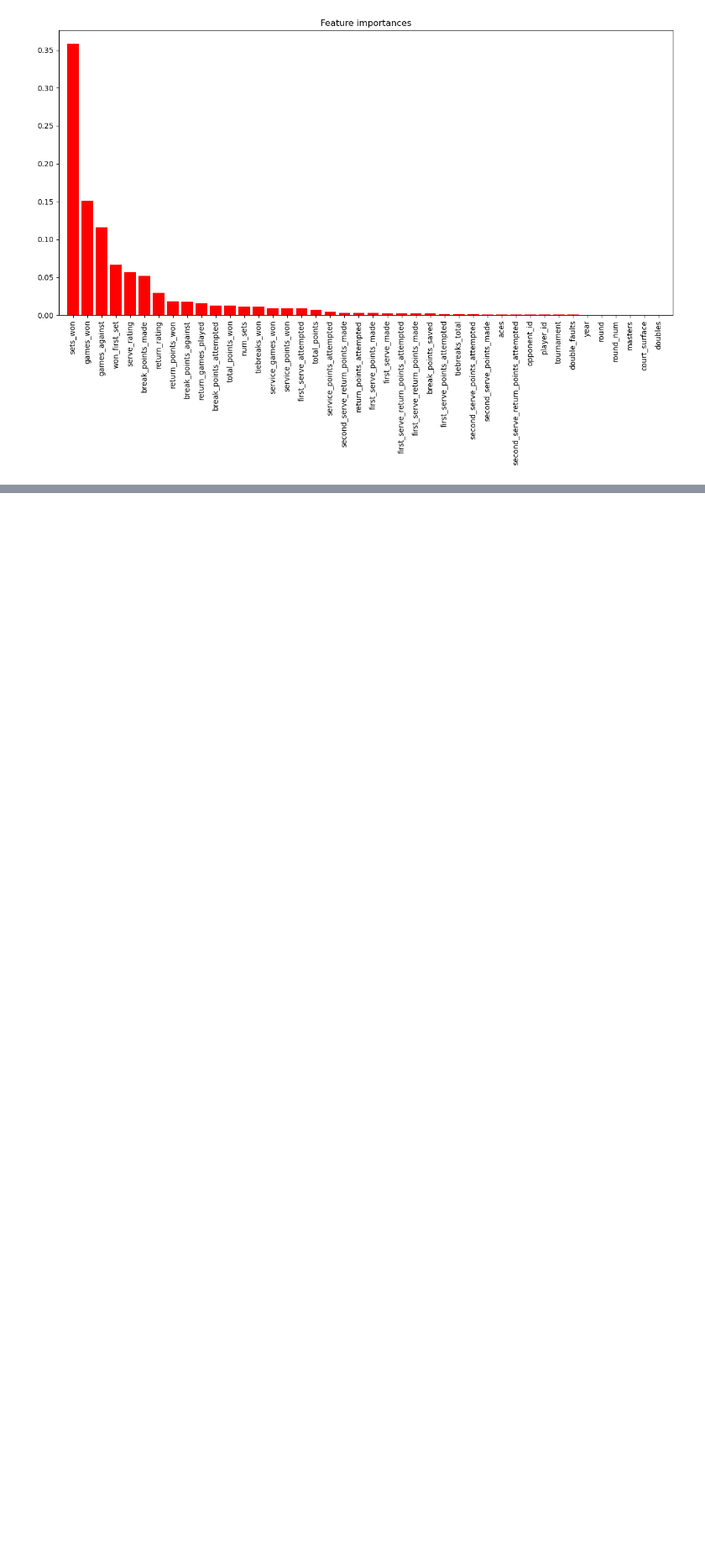
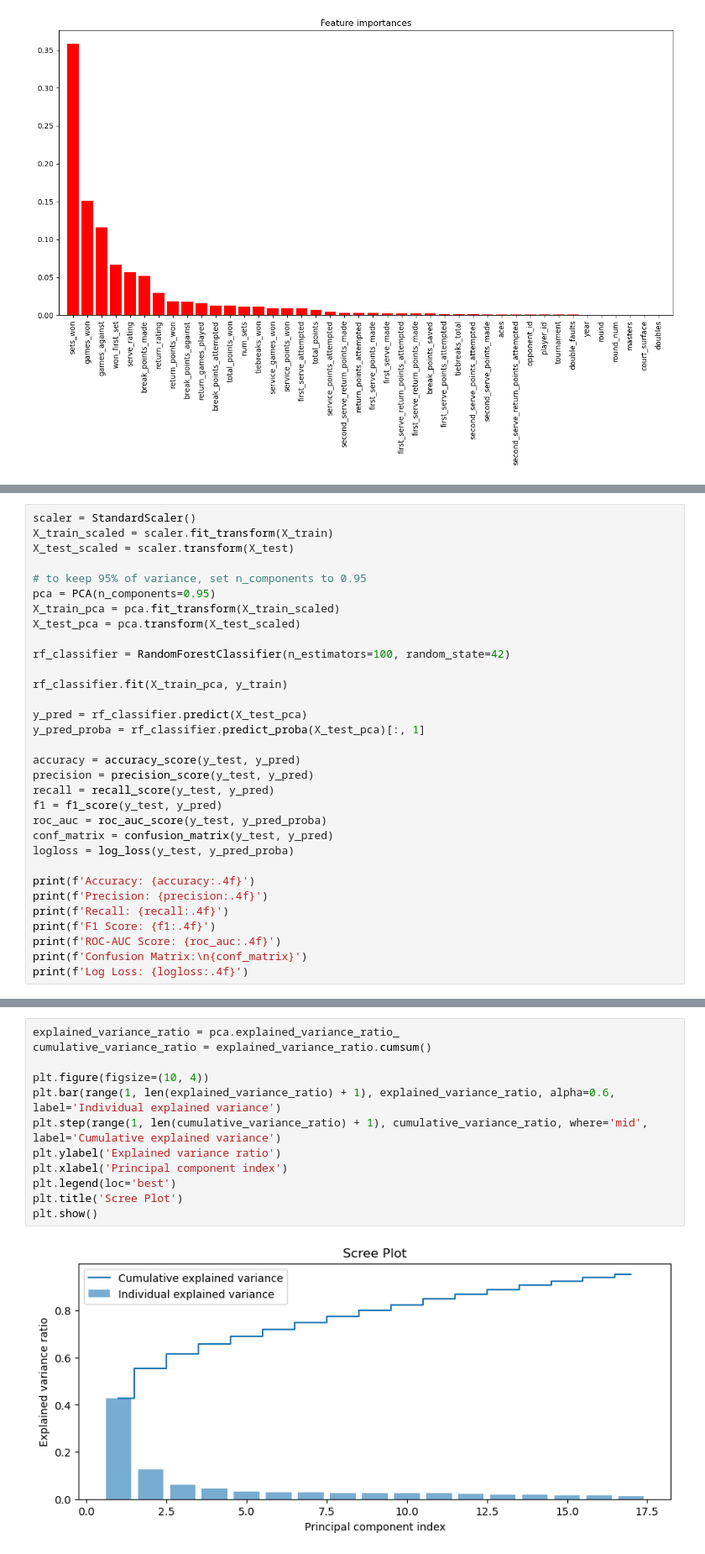
Before and after one commit to sujayjag/MLProjectCode, a Jupyter notebook: Tennis Dataset Model.ipynb, the cells around one changed output, grey strips where cells are left out. Shown: that part at 84% size. Cells and saved outputs as stored; diff of their text form; blank space fills up the shorter version.

```diff
--- a/Tennis Dataset Model.ipynb
+++ b/Tennis Dataset Model.ipynb
@@ -191,0 +200,32 @@ In the bar chart, each bar represents a feature in the dataset, and the length o
+# %%
+scaler = StandardScaler()
+X_train_scaled = scaler.fit_transform(X_train)
+X_test_scaled = scaler.transform(X_test)
+
+# to keep 95% of variance, set n_components to 0.95
+pca = PCA(n_components=0.95)
+X_train_pca = pca.fit_transform(X_train_scaled)
+X_test_pca = pca.transform(X_test_scaled)
+
+rf_classifier = RandomForestClassifier(n_estimators=100, random_state=42)
+
+rf_classifier.fit(X_train_pca, y_train)
+
+y_pred = rf_classifier.predict(X_test_pca)
+y_pred_proba = rf_classifier.predict_proba(X_test_pca)[:, 1]
+
+accuracy = accuracy_score(y_test, y_pred)
+precision = precision_score(y_test, y_pred)
+recall = recall_score(y_test, y_pred)
+f1 = f1_score(y_test, y_pred)
+roc_auc = roc_auc_score(y_test, y_pred_proba)
+conf_matrix = confusion_matrix(y_test, y_pred)
+logloss = log_loss(y_test, y_pred_proba)
+
+print(f'Accuracy: {accuracy:.4f}')
+print(f'Precision: {precision:.4f}')
+print(f'Recall: {recall:.4f}')
+print(f'F1 Score: {f1:.4f}')
+print(f'ROC-AUC Score: {roc_auc:.4f}')
+print(f'Confusion Matrix:\n{conf_matrix}')
+print(f'Log Loss: {logloss:.4f}')
@@ -191,0 +244,14 @@ In the bar chart, each bar represents a feature in the dataset, and the length o
+# %%
+explained_variance_ratio = pca.explained_variance_ratio_
+cumulative_variance_ratio = explained_variance_ratio.cumsum()
+
+plt.figure(figsize=(10, 4))
+plt.bar(range(1, len(explained_variance_ratio) + 1), explained_variance_ratio, alpha=0.6, label='Individual explained variance')
+plt.step(range(1, len(cumulative_variance_ratio) + 1), cumulative_variance_ratio, where='mid', label='Cumulative explained variance')
+plt.ylabel('Explained variance ratio')
+plt.xlabel('Principal component index')
+plt.legend(loc='best')
+plt.title('Scree Plot')
+plt.show()
+# %% [output]
+[figure, added]
```
Also changed, not shown: parts of 7 cells of this notebook.
